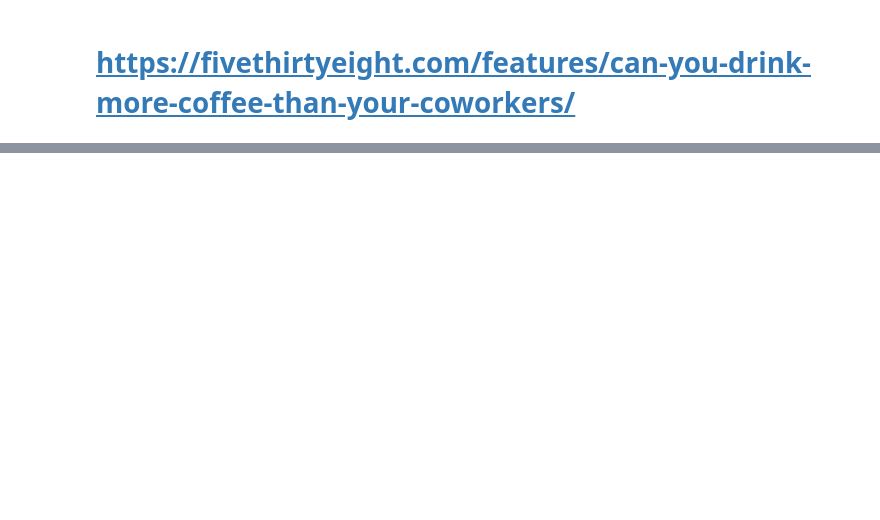
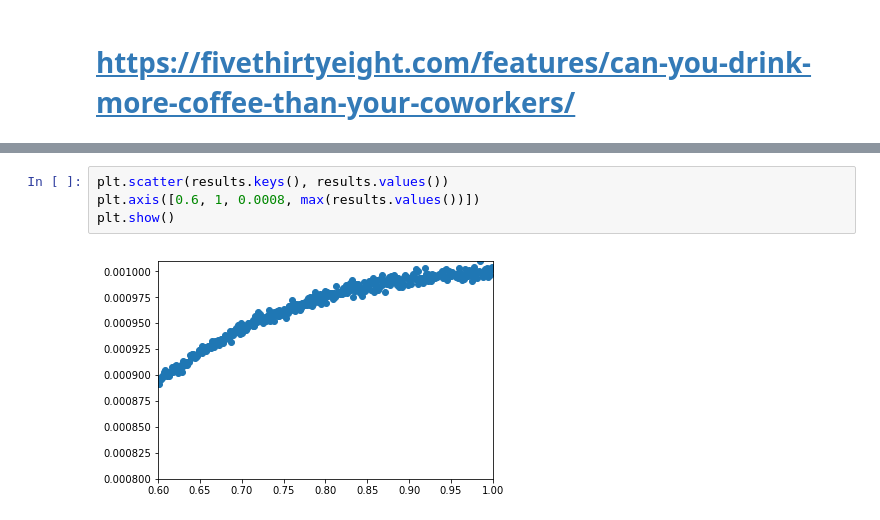
Before and after one commit to jmhummel/riddler, a Jupyter notebook: 2017-06-23-riddler-classic.ipynb, the cells around one changed output, grey strips where cells are left out. Cells and saved outputs as stored; diff of their text form; blank space fills up the shorter version.

```diff
--- a/2017-06-23-riddler-classic.ipynb
+++ b/2017-06-23-riddler-classic.ipynb
@@ -71,0 +94,6 @@ results
+# %%
+plt.scatter(results.keys(), results.values())
+plt.axis([0.6, 1, 0.0008, max(results.values())])
+plt.show()
+# %% [output]
+[figure, added]
```
Also changed, not shown: parts of 15 cells of this notebook.
